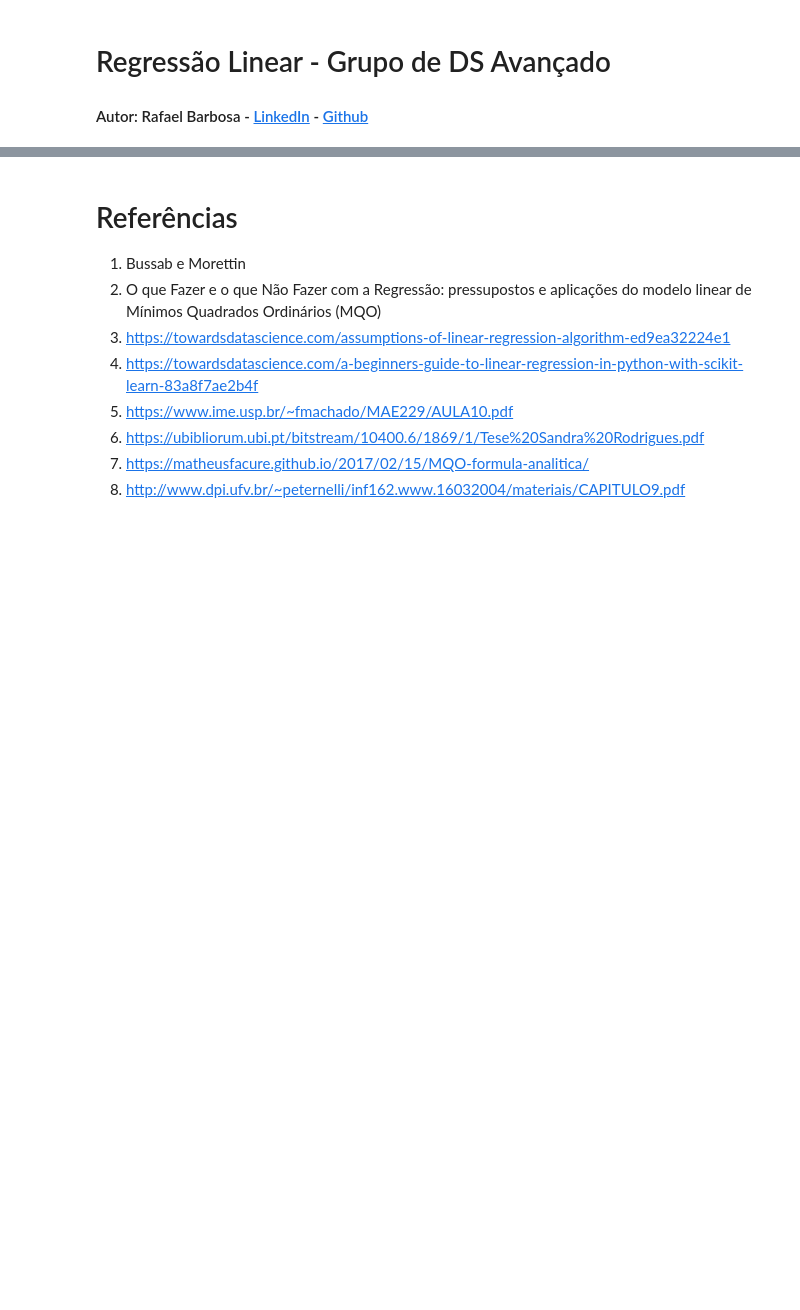
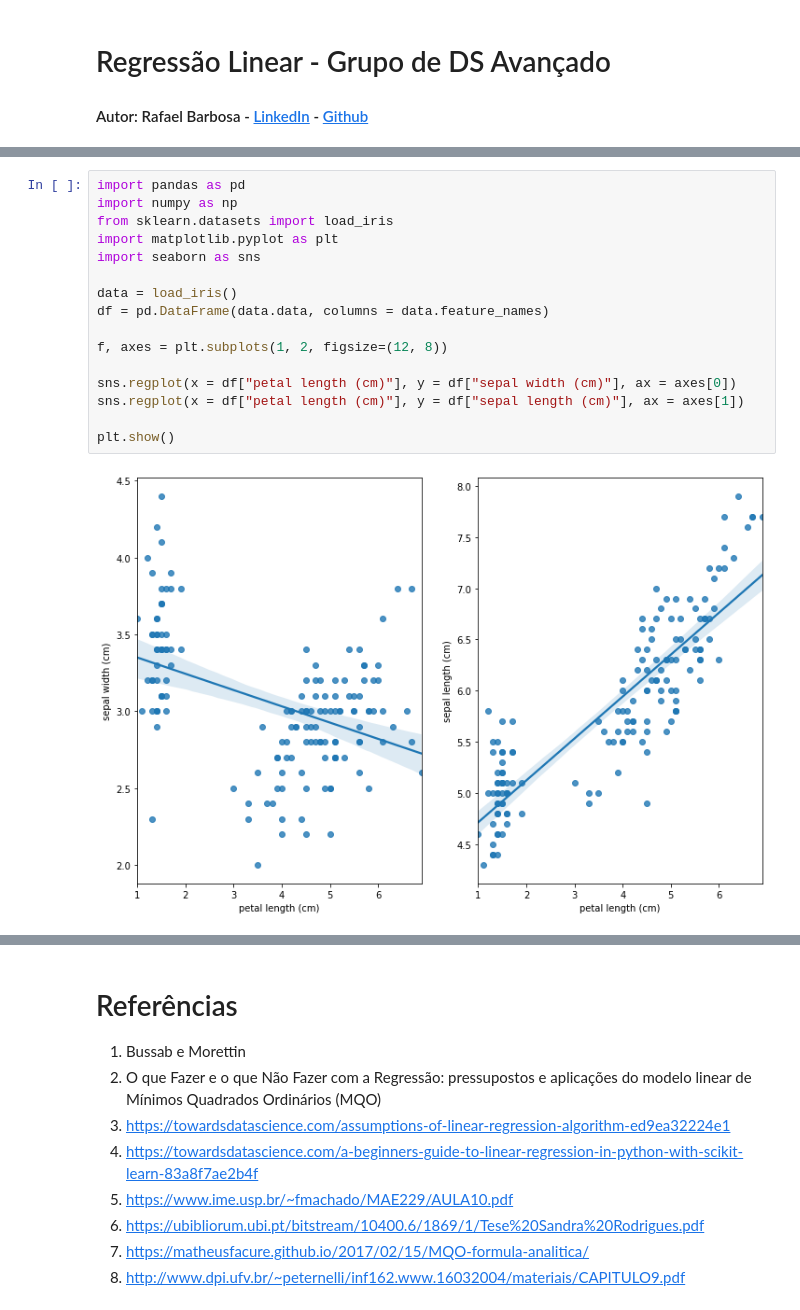
Before and after one commit to barbosarafael/DS_Avancado, a Jupyter notebook: 01Reg_Linear/Not_RegLinear.ipynb, the cells around one changed output, grey strips where cells are left out. Drawn from its saved outputs; the diff is of its cells as text; blank space fills up the shorter version.

```diff
--- a/01Reg_Linear/Not_RegLinear.ipynb
+++ b/01Reg_Linear/Not_RegLinear.ipynb
@@ -92,0 +105,18 @@ $$ R_{xy} = \frac{\sum_{i = 1}^{n}(x_i - \bar{x})(y_i - \bar{y})}{\sqrt{\sum_{i
+# %%
+import pandas as pd
+import numpy as np
+from sklearn.datasets import load_iris
+import matplotlib.pyplot as plt
+import seaborn as sns
+
+data = load_iris()
+df = pd.DataFrame(data.data, columns = data.feature_names)
+
+f, axes = plt.subplots(1, 2, figsize=(12, 8))
+
+sns.regplot(x = df["petal length (cm)"], y = df["sepal width (cm)"], ax = axes[0])
+sns.regplot(x = df["petal length (cm)"], y = df["sepal length (cm)"], ax = axes[1])
+
+plt.show()
+# %% [output]
+[figure, added]
```
Also changed, not shown: parts of 16 cells of this notebook.
